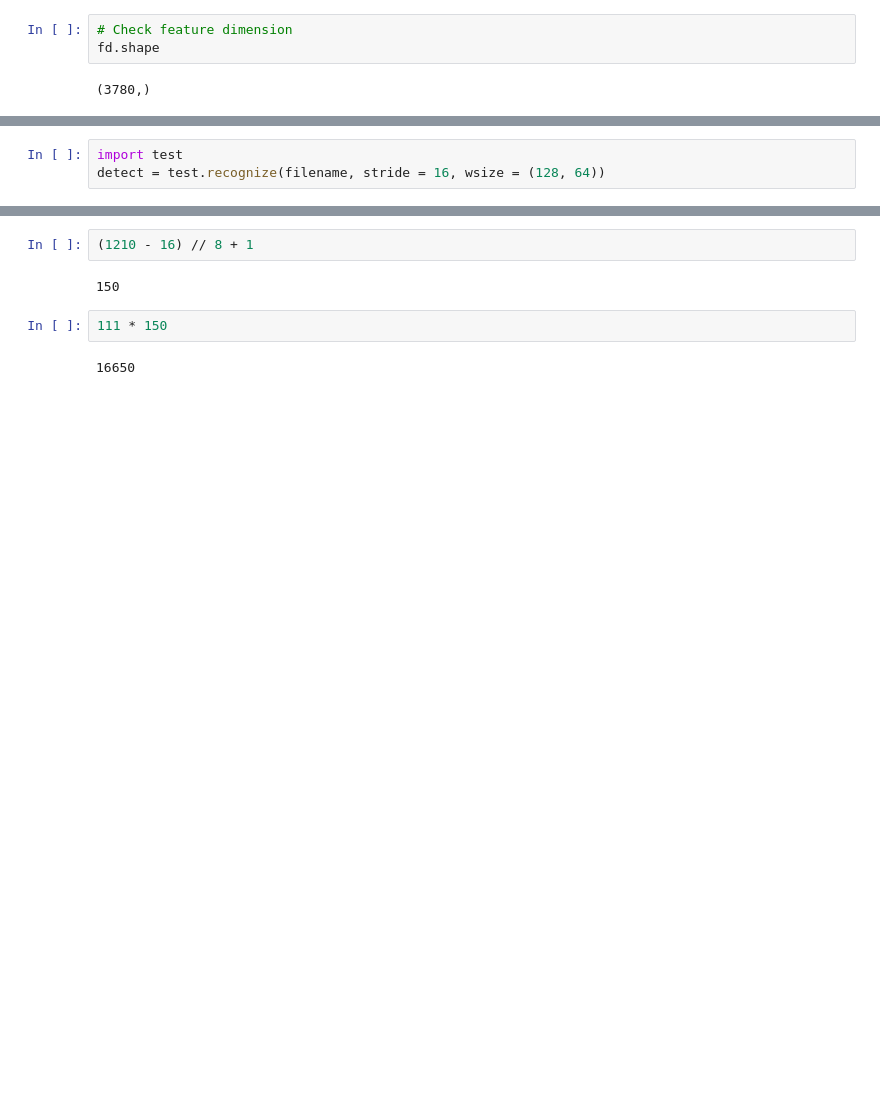
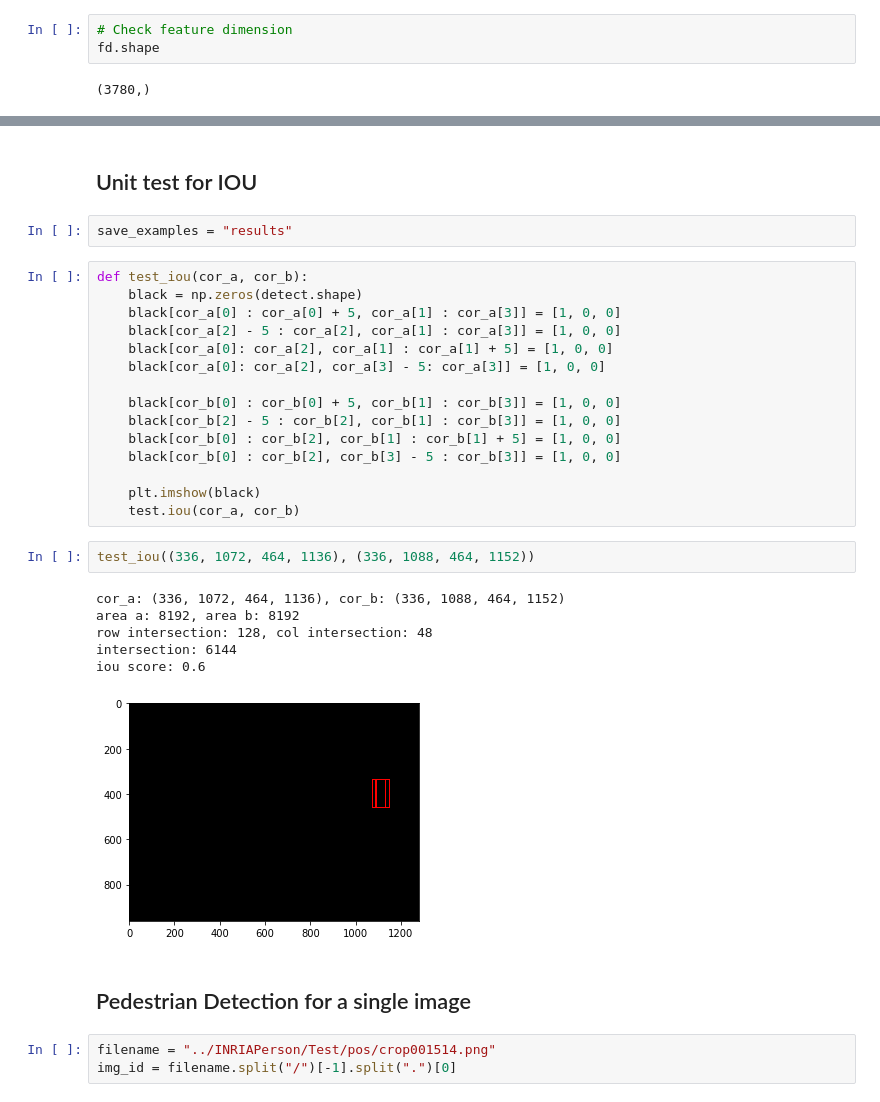
Before and after one commit to LC1905/Pedestrian_Detection, a Jupyter notebook: HOG/visualize.ipynb, the cells around one changed output, grey strips where cells are left out. Saved outputs shown, nothing was run; the diff lists cells and outputs as text; blank space fills up the shorter version.

```diff
--- a/HOG/visualize.ipynb
+++ b/HOG/visualize.ipynb
@@ -67,3 +54,0 @@ plt.imshow(img)
-# %%
-import test
-detect = test.recognize(filename, stride = 16, wsize = (128, 64))
@@ -121,8 +55,33 @@ Array([[[125, 107,  93],
-# %%
-(1210 - 16) // 8 + 1
-# %% [output]
-150
-# %%
-111 * 150
-# %% [output]
-16650
+# %% [markdown]
+## Unit test for IOU
+# %%
+save_examples = "results"
+# %%
+def test_iou(cor_a, cor_b):
+    black = np.zeros(detect.shape)
+    black[cor_a[0] : cor_a[0] + 5, cor_a[1] : cor_a[3]] = [1, 0, 0]
+    black[cor_a[2] - 5 : cor_a[2], cor_a[1] : cor_a[3]] = [1, 0, 0]
+    black[cor_a[0]: cor_a[2], cor_a[1] : cor_a[1] + 5] = [1, 0, 0]
+    black[cor_a[0]: cor_a[2], cor_a[3] - 5: cor_a[3]] = [1, 0, 0]
+
+    black[cor_b[0] : cor_b[0] + 5, cor_b[1] : cor_b[3]] = [1, 0, 0]
+    black[cor_b[2] - 5 : cor_b[2], cor_b[1] : cor_b[3]] = [1, 0, 0]
+    black[cor_b[0] : cor_b[2], cor_b[1] : cor_b[1] + 5] = [1, 0, 0]
+    black[cor_b[0] : cor_b[2], cor_b[3] - 5 : cor_b[3]] = [1, 0, 0]
+
+    plt.imshow(black)
+    test.iou(cor_a, cor_b)
+# %%
+test_iou((336, 1072, 464, 1136), (336, 1088, 464, 1152))
+# %% [output]
+cor_a: (336, 1072, 464, 1136), cor_b: (336, 1088, 464, 1152)
+area a: 8192, area b: 8192
+row intersection: 128, col intersection: 48
+intersection: 6144
+iou score: 0.6
+[figure, added]
+# %% [markdown]
+## Pedestrian Detection for a single image
+# %%
+filename = "../INRIAPerson/Test/pos/crop001514.png"
+img_id = filename.split("/")[-1].split(".")[0]
```
Also changed, not shown: parts of 38 cells of this notebook, 1 other file.
